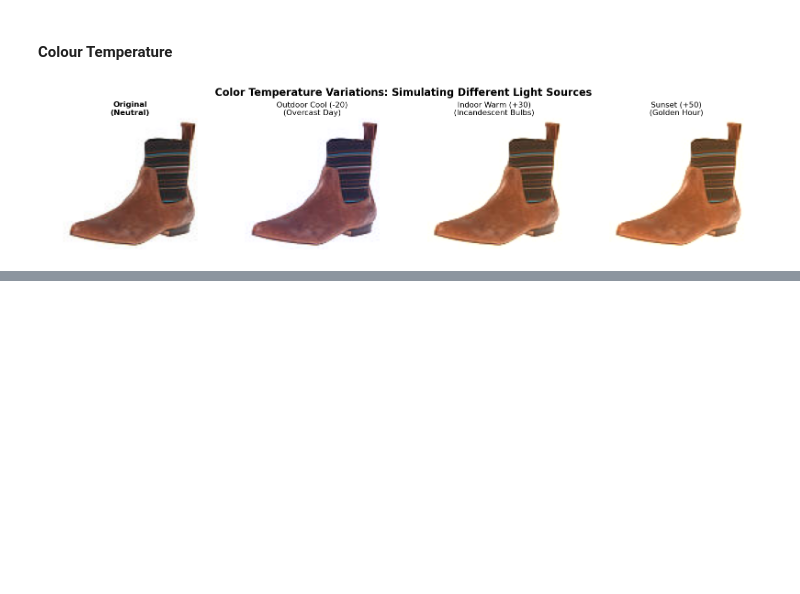
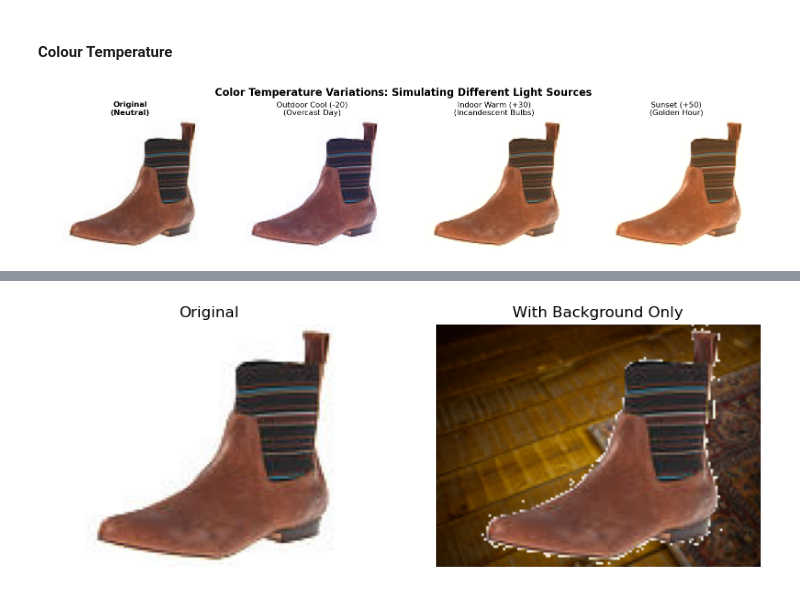
Before and after one commit to skyefung02/COMP90051_A2, a Jupyter notebook: COMP90051_A2_Skye.ipynb, the cells around one changed output, grey strips where cells are left out. Cells and saved outputs as stored; diff of their text form; code cells hidden in the pictures; blank space fills up the shorter version.

```diff
--- a/COMP90051_A2_Skye.ipynb
+++ b/COMP90051_A2_Skye.ipynb
@@ -538,0 +553,17 @@ plt.show()
+# %%
+#this function helps us find a valid position to paste objects, so that they don't cover the shoe (we are covering the shoe with occlusions)
+def find_valid_position(shoe_mask, object_shape, max_attempts=100):
+    h, w = shoe_mask.shape
+    obj_h, obj_w = object_shape[:2]
+
+    for _ in range(max_attempts):
+        x = np.random.randint(0, w - obj_w)
+        y = np.random.randint(0, h - obj_h)
+
+        # Check if this region overlaps with shoe
+        region = shoe_mask[y:y+obj_h, x:x+obj_w]
+        if not np.any(region):  # No overlap with shoe
+            return x, y
+
+    # Fallback: place in corner or edge
+    return 0, 0
@@ -538,0 +687,20 @@ plt.show()
+# %%
+# Test without adding objects - just background change
+shoe_path = boot_images[0]
+test_shoe = np.array(Image.open(shoe_path).convert('RGB'))
+result = add_background_clutter(test_shoe, num_objects=0, object_pool=[], background_pool=background_pool)
+
+# Visualize
+plt.figure(figsize=(10, 5))
+plt.subplot(1, 2, 1)
+plt.imshow(test_shoe)
+plt.title('Original')
+plt.axis('off')
+
+plt.subplot(1, 2, 2)
+plt.imshow(result)
+plt.title('With Background Only')
+plt.axis('off')
+plt.show()
+# %% [output]
+[figure, added]
```
Also changed, not shown: parts of 9 cells of this notebook, 22 other files.
